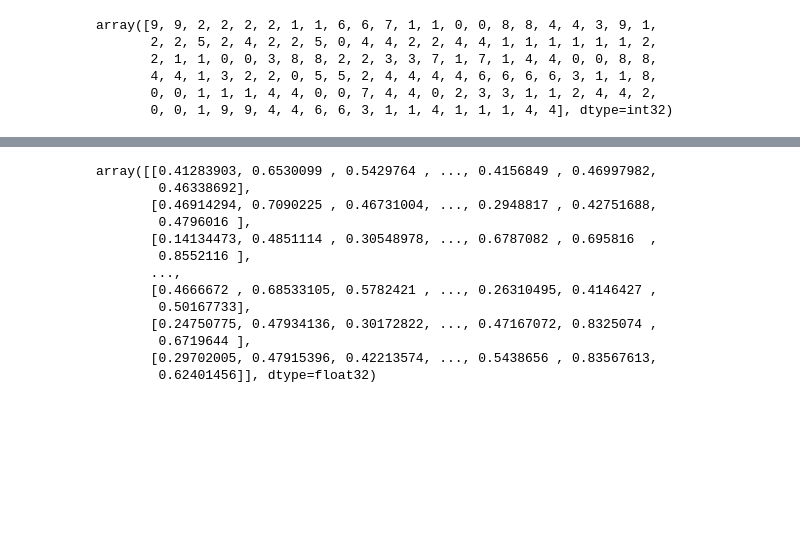
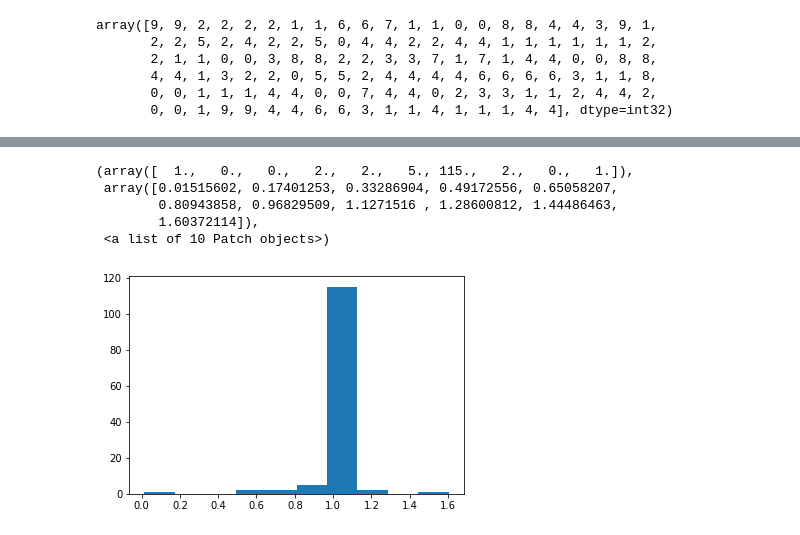
Before and after one commit to grst/subcellular_localization, a Jupyter notebook: notebooks/test_model.ipynb, the cells around one changed output, grey strips where cells are left out. Drawn from its saved outputs; the diff is of its cells as text; code cells hidden in the pictures; blank space fills up the shorter version.

```diff
--- a/notebooks/test_model.ipynb
+++ b/notebooks/test_model.ipynb
@@ -64,19 +82,12 @@ array([[5.25257519e-06, 5.58678061e-02, 1.70368022e-08, ...,
-# %%
-sigmoid
-# %% [output]
-array([[0.41283903, 0.6530099 , 0.5429764 , ..., 0.4156849 , 0.46997982,
-        0.46338692],
-       [0.46914294, 0.7090225 , 0.46731004, ..., 0.2948817 , 0.42751688,
-        0.4796016 ],
-       [0.14134473, 0.4851114 , 0.30548978, ..., 0.6787082 , 0.695816  ,
-        0.8552116 ],
-       ...,
-       [0.4666672 , 0.68533105, 0.5782421 , ..., 0.26310495, 0.4146427 ,
-        0.50167733],
-       [0.24750775, 0.47934136, 0.30172822, ..., 0.47167072, 0.8325074 ,
-        0.6719644 ],
-       [0.29702005, 0.47915396, 0.42213574, ..., 0.5438656 , 0.83567613,
-        0.62401456]], dtype=float32)
+# %%
+hist(np.sum(net_out, axis=1))
+# %% [output]
+(array([  1.,   0.,   0.,   2.,   2.,   5., 115.,   2.,   0.,   1.]),
+ array([0.01515602, 0.17401253, 0.33286904, 0.49172556, 0.65058207,
+        0.80943858, 0.96829509, 1.1271516 , 1.28600812, 1.44486463,
+        1.60372114]),
+ <a list of 10 Patch objects>)
+[figure, added]
 # %%
 net_id
 # %% [output]
```
Also changed, not shown: parts of 28 cells of this notebook, 3 other files.
